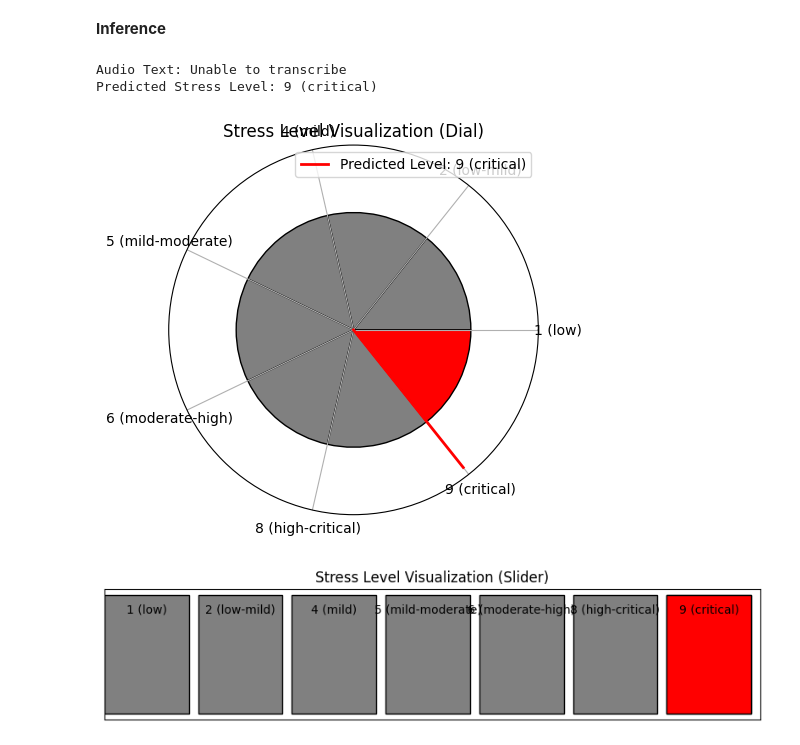
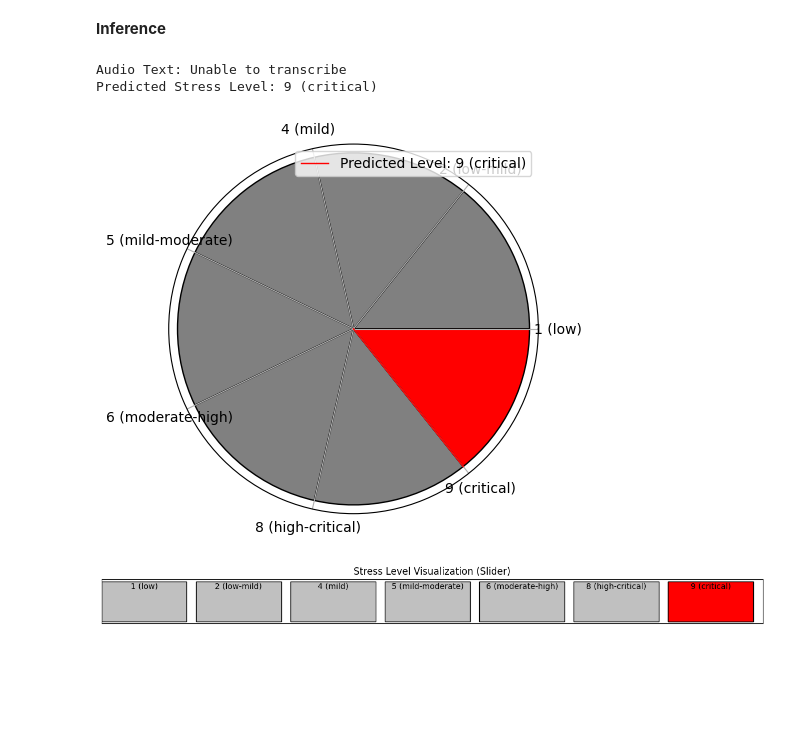
Before and after one commit to abs-sayem/stress_level_detection, a Jupyter notebook: test_model.ipynb, the cells around one changed output. Drawn from its saved outputs; the diff is of its cells as text; code cells hidden in the pictures; blank space fills up the shorter version.

```diff
--- a/test_model.ipynb
+++ b/test_model.ipynb
@@ -209,7 +209,7 @@ def visualize_stress_level_circular(level_label, max_level=7):
     # Define the angles for each level
     theta = np.linspace(0, 2 * np.pi, max_level, endpoint=False)
     radii = [1] * max_level
-    colors = ['gray'] * max_level
+    colors = ['silver'] * max_level
     colors[level_index - 1] = 'red'  # Highlight the predicted level
 
     # Create bars for each level
@@ -217,14 +217,14 @@ def visualize_stress_level_circular(level_label, max_level=7):
 
     # Add a needle pointing to the predicted level
     needle_angle = theta[level_index - 1]
-    ax.plot([0, needle_angle], [0, 1.5], color='red', linewidth=2, label=f"Predicted Level: {level_label}")
+    ax.plot([0, needle_angle], [0, 1.0], color='red', linewidth=1, label=f"Predicted Level: {level_label}")
 
     # Add labels
     ax.set_yticks([])
     ax.set_xticks(theta)
     ax.set_xticklabels(levels)
     ax.legend(loc="upper right")
-    ax.set_title("Stress Level Visualization (Dial)")
+    #ax.set_title("Stress Level Visualization (Dial)")
     plt.show()
 
 # Example usage
@@ -233,37 +233,37 @@ visualize_stress_level_circular(stress_level)
 # %% [output]
 Audio Text: Unable to transcribe
 Predicted Stress Level: 9 (critical)
-[figure, old version]
+[figure, new version]
 # %%
 def visualize_stress_level_slider(level_label, max_level=7):
     # Get the numeric index of the stress level
     if level_label not in level_indices:
         raise ValueError(f"Invalid stress level label: {level_label}")
 
     level_index = level_indices[level_label] + 1  # Convert to 1-based index
     levels = list(label_mapping.values())  # List of all levels
 
-    fig, ax = plt.subplots(figsize=(10, 2))
+    fig, ax = plt.subplots(figsize=(15, 1))
 
     # Create a horizontal bar for the slider
     slider_width = 0.9 / max_level
     for i in range(max_level):
-        ax.barh(0, slider_width, left=i / max_level, color='gray', edgecolor='black')
+        ax.barh(0, slider_width, left=i / max_level, color='silver', edgecolor='black')
     ax.barh(0, slider_width, left=(level_index - 1) / max_level, color='red', edgecolor='black')
 
     # Add level labels
     for i, label in enumerate(levels):
         ax.text(i / max_level + slider_width / 2, 0.3, label, ha='center', va='center', fontsize=10)
 
     ax.set_xlim(0, 1)
     ax.set_yticks([])
     ax.set_xticks([])
     ax.set_title("Stress Level Visualization (Slider)")
 
     plt.show()
 
 # Example usage
 stress_level = "9 (critical)"  # Replace this with your prediction
 visualize_stress_level_slider(stress_level)
 # %% [output]
-[figure, old version]
+[figure, new version]
```
Also changed, not shown: 1 other file.
